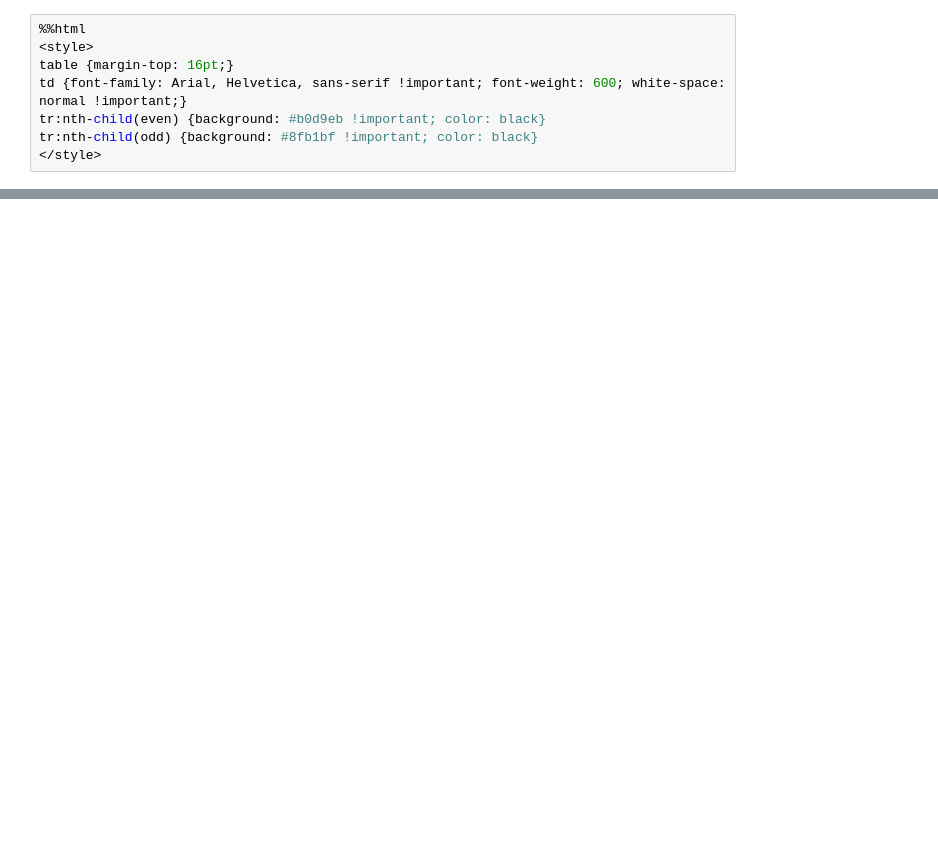
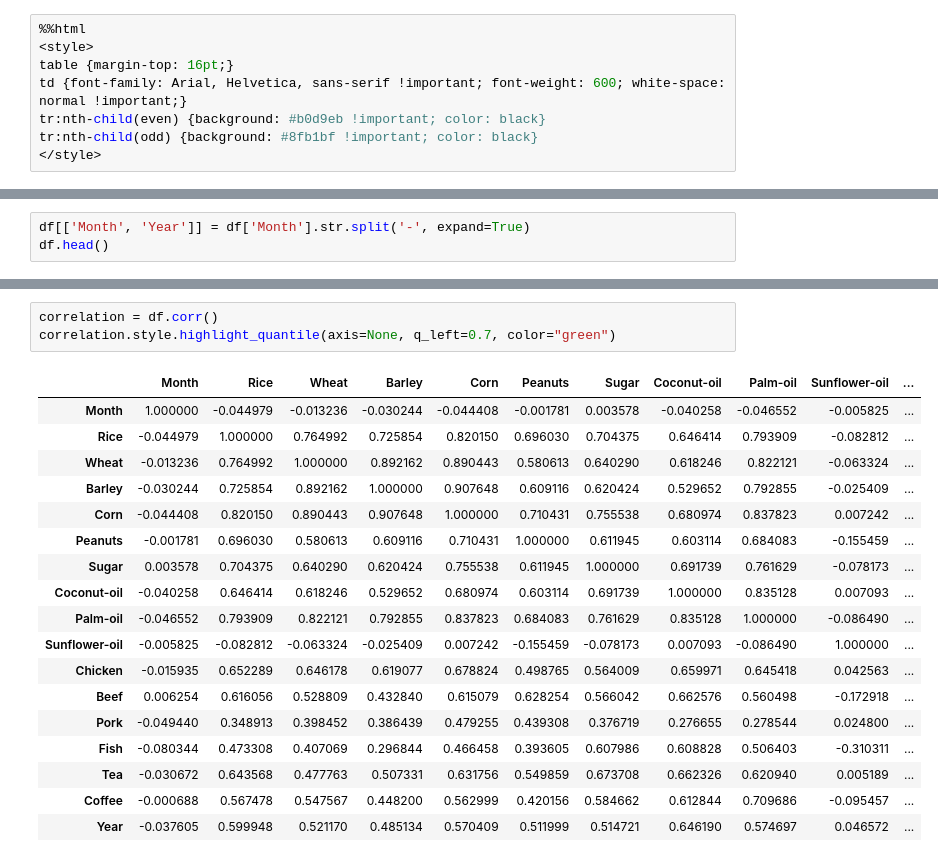
Before and after one commit to RomanKuzz/Introduction-to-Data-Analytics, a Jupyter notebook: Set3/ex3_3.ipynb, the cells around one changed output, grey strips where cells are left out. Cells and saved outputs as stored; diff of their text form; blank space fills up the shorter version.

```diff
--- a/Set3/ex3_3.ipynb
+++ b/Set3/ex3_3.ipynb
@@ -43,0 +60,3 @@ matrix
+# %%
+df[['Month', 'Year']] = df['Month'].str.split('-', expand=True)
+df.head()
@@ -44 +105,23 @@ matrix
+# %%
+correlation = df.corr()
+correlation.style.highlight_quantile(axis=None, q_left=0.7, color="green")
+# %% [output]
+|  | Month | Rice | Wheat | Barley | Corn | Peanuts | Sugar | Coconut-oil | Palm-oil | Sunflower-oil | ... |
+| Month | 1.000000 | -0.044979 | -0.013236 | -0.030244 | -0.044408 | -0.001781 | 0.003578 | -0.040258 | -0.046552 | -0.005825 | ... |
+| Rice | -0.044979 | 1.000000 | 0.764992 | 0.725854 | 0.820150 | 0.696030 | 0.704375 | 0.646414 | 0.793909 | -0.082812 | ... |
+| Wheat | -0.013236 | 0.764992 | 1.000000 | 0.892162 | 0.890443 | 0.580613 | 0.640290 | 0.618246 | 0.822121 | -0.063324 | ... |
+| Barley | -0.030244 | 0.725854 | 0.892162 | 1.000000 | 0.907648 | 0.609116 | 0.620424 | 0.529652 | 0.792855 | -0.025409 | ... |
+| Corn | -0.044408 | 0.820150 | 0.890443 | 0.907648 | 1.000000 | 0.710431 | 0.755538 | 0.680974 | 0.837823 | 0.007242 | ... |
+| Peanuts | -0.001781 | 0.696030 | 0.580613 | 0.609116 | 0.710431 | 1.000000 | 0.611945 | 0.603114 | 0.684083 | -0.155459 | ... |
+| Sugar | 0.003578 | 0.704375 | 0.640290 | 0.620424 | 0.755538 | 0.611945 | 1.000000 | 0.691739 | 0.761629 | -0.078173 | ... |
+| Coconut-oil | -0.040258 | 0.646414 | 0.618246 | 0.529652 | 0.680974 | 0.603114 | 0.691739 | 1.000000 | 0.835128 | 0.007093 | ... |
+| Palm-oil | -0.046552 | 0.793909 | 0.822121 | 0.792855 | 0.837823 | 0.684083 | 0.761629 | 0.835128 | 1.000000 | -0.086490 | ... |
+| Sunflower-oil | -0.005825 | -0.082812 | -0.063324 | -0.025409 | 0.007242 | -0.155459 | -0.078173 | 0.007093 | -0.086490 | 1.000000 | ... |
+| Chicken | -0.015935 | 0.652289 | 0.646178 | 0.619077 | 0.678824 | 0.498765 | 0.564009 | 0.659971 | 0.645418 | 0.042563 | ... |
+| Beef | 0.006254 | 0.616056 | 0.528809 | 0.432840 | 0.615079 | 0.628254 | 0.566042 | 0.662576 | 0.560498 | -0.172918 | ... |
+| Pork | -0.049440 | 0.348913 | 0.398452 | 0.386439 | 0.479255 | 0.439308 | 0.376719 | 0.276655 | 0.278544 | 0.024800 | ... |
+| Fish | -0.080344 | 0.473308 | 0.407069 | 0.296844 | 0.466458 | 0.393605 | 0.607986 | 0.608828 | 0.506403 | -0.310311 | ... |
+| Tea | -0.030672 | 0.643568 | 0.477763 | 0.507331 | 0.631756 | 0.549859 | 0.673708 | 0.662326 | 0.620940 | 0.005189 | ... |
+| Coffee | -0.000688 | 0.567478 | 0.547567 | 0.448200 | 0.562999 | 0.420156 | 0.584662 | 0.612844 | 0.709686 | -0.095457 | ... |
+| Year | -0.037605 | 0.599948 | 0.521170 | 0.485134 | 0.570409 | 0.511999 | 0.514721 | 0.646190 | 0.574697 | 0.046572 | ... |
 # %%
```
Also changed, not shown: parts of 16 cells of this notebook, 8 other files.
